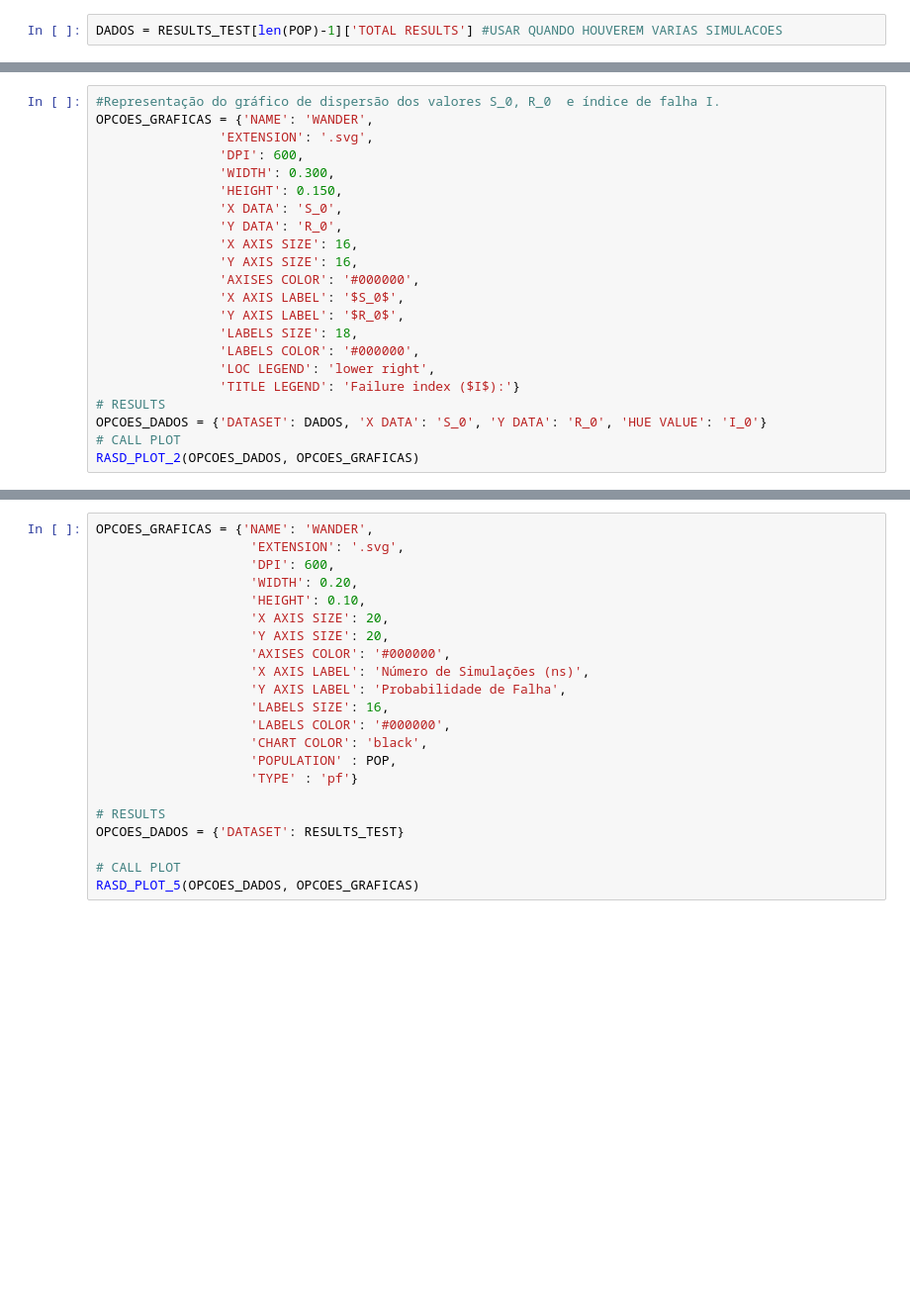
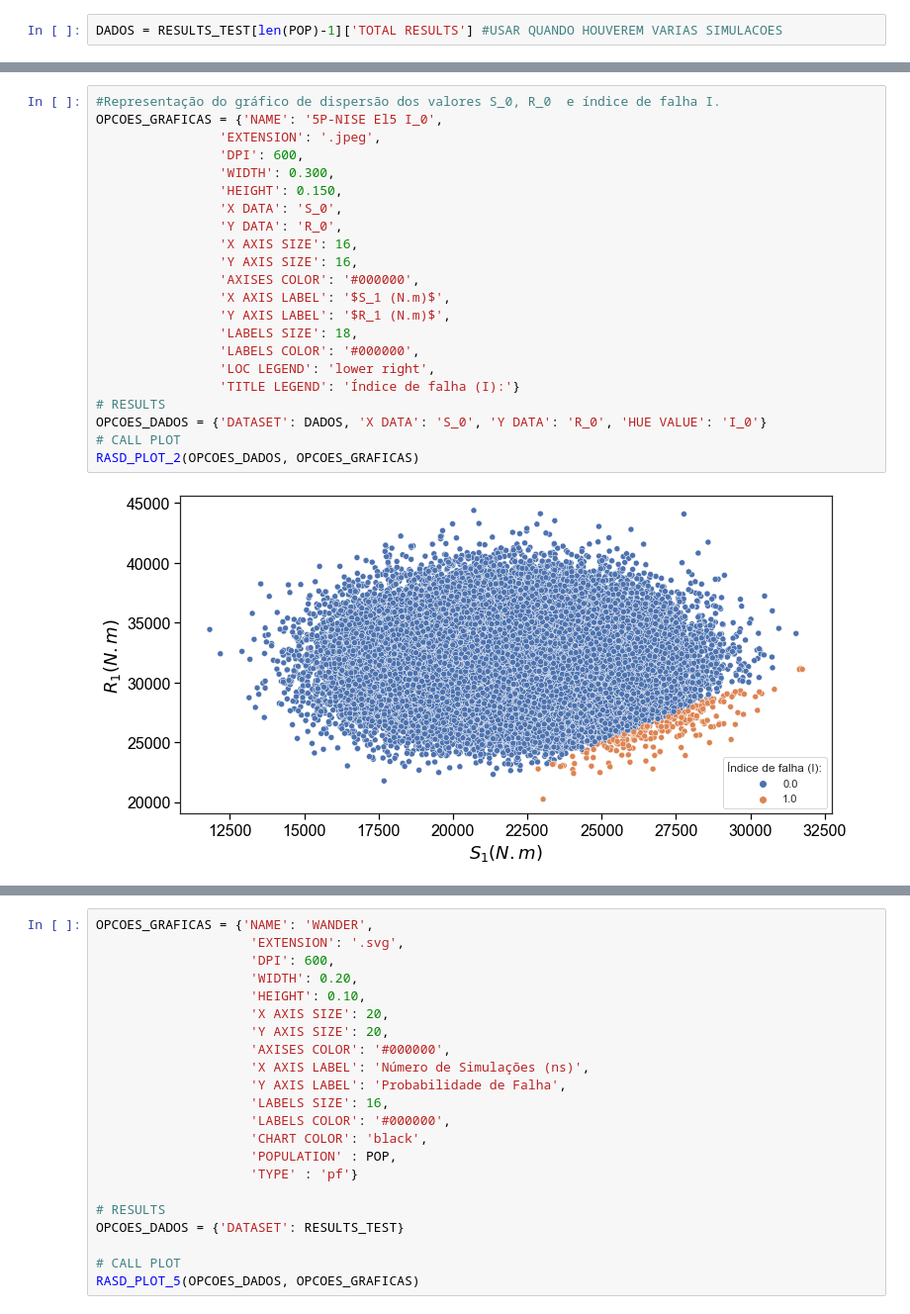
Before and after one commit to wmpjrufg/RASD-ALGORITMOS, a Jupyter notebook: RASD_VIGA_METALICA_FINAL_PORTICO 5 PAVIMENTOS FINAL.ipynb, the cells around one changed output, grey strips where cells are left out. Shown at 99% size. Saved outputs shown, nothing was run; the diff lists cells and outputs as text; blank space fills up the shorter version.

```diff
--- a/RASD_VIGA_METALICA_FINAL_PORTICO 5 PAVIMENTOS FINAL.ipynb
+++ b/RASD_VIGA_METALICA_FINAL_PORTICO 5 PAVIMENTOS FINAL.ipynb
@@ -408,25 +297,27 @@ RASD_PLOT_1(OPCOES_DADOS, OPCOES_GRAFICAS)
 # %%
 #Representação do gráfico de dispersão dos valores S_0, R_0  e índice de falha I.
-OPCOES_GRAFICAS = {'NAME': 'WANDER',
-                'EXTENSION': '.svg',
+OPCOES_GRAFICAS = {'NAME': '5P-NISE El5 I_0',
+                'EXTENSION': '.jpeg',
                 'DPI': 600,
                 'WIDTH': 0.300,
                 'HEIGHT': 0.150,
                 'X DATA': 'S_0',
                 'Y DATA': 'R_0',
                 'X AXIS SIZE': 16,
                 'Y AXIS SIZE': 16,
                 'AXISES COLOR': '#000000',
-                'X AXIS LABEL': '$S_0$',
-                'Y AXIS LABEL': '$R_0$',
+                'X AXIS LABEL': '$S_1 (N.m)$',
+                'Y AXIS LABEL': '$R_1 (N.m)$',
                 'LABELS SIZE': 18,
                 'LABELS COLOR': '#000000',
                 'LOC LEGEND': 'lower right',
-                'TITLE LEGEND': 'Failure index ($I$):'}
+                'TITLE LEGEND': 'Índice de falha (I):'}
 # RESULTS
 OPCOES_DADOS = {'DATASET': DADOS, 'X DATA': 'S_0', 'Y DATA': 'R_0', 'HUE VALUE': 'I_0'}
 # CALL PLOT
 RASD_PLOT_2(OPCOES_DADOS, OPCOES_GRAFICAS)
+# %% [output]
+[figure, added]
 # %%
 #Representação do gráfico de dispersão dos valores S_0 e R_0 com mapeamento de cores.
 OPCOES_GRAFICAS = {'NAME': 'WANDER',
```
Also changed, not shown: parts of 18 cells of this notebook, 34 other files.
